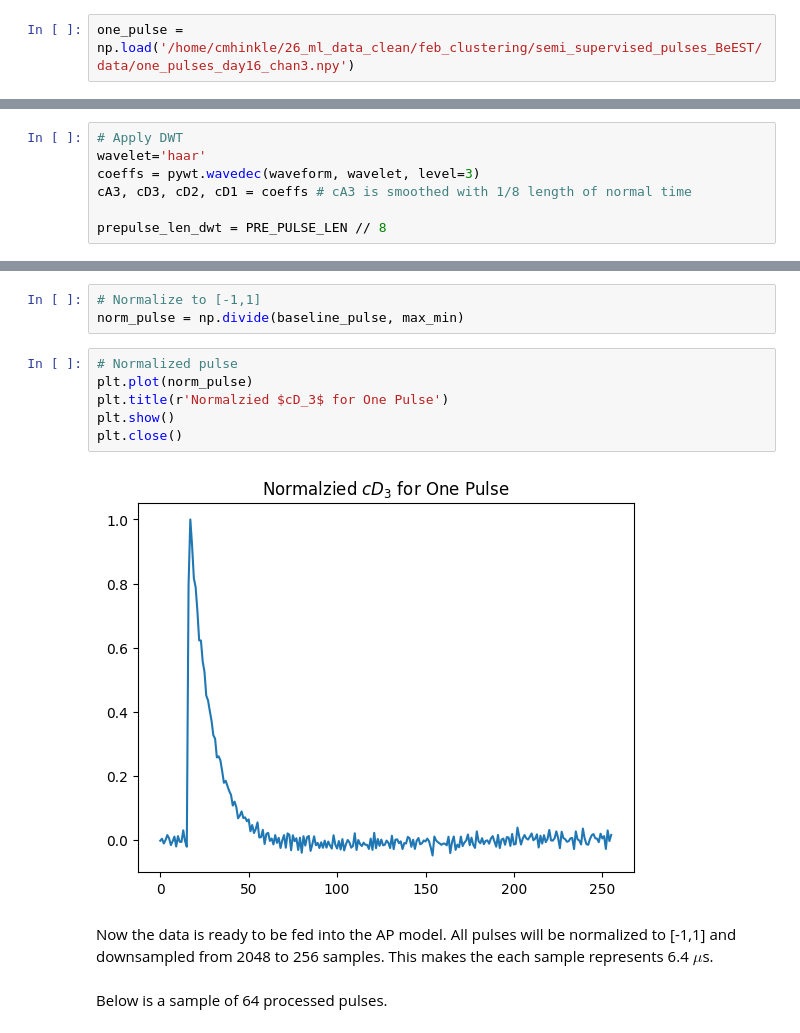
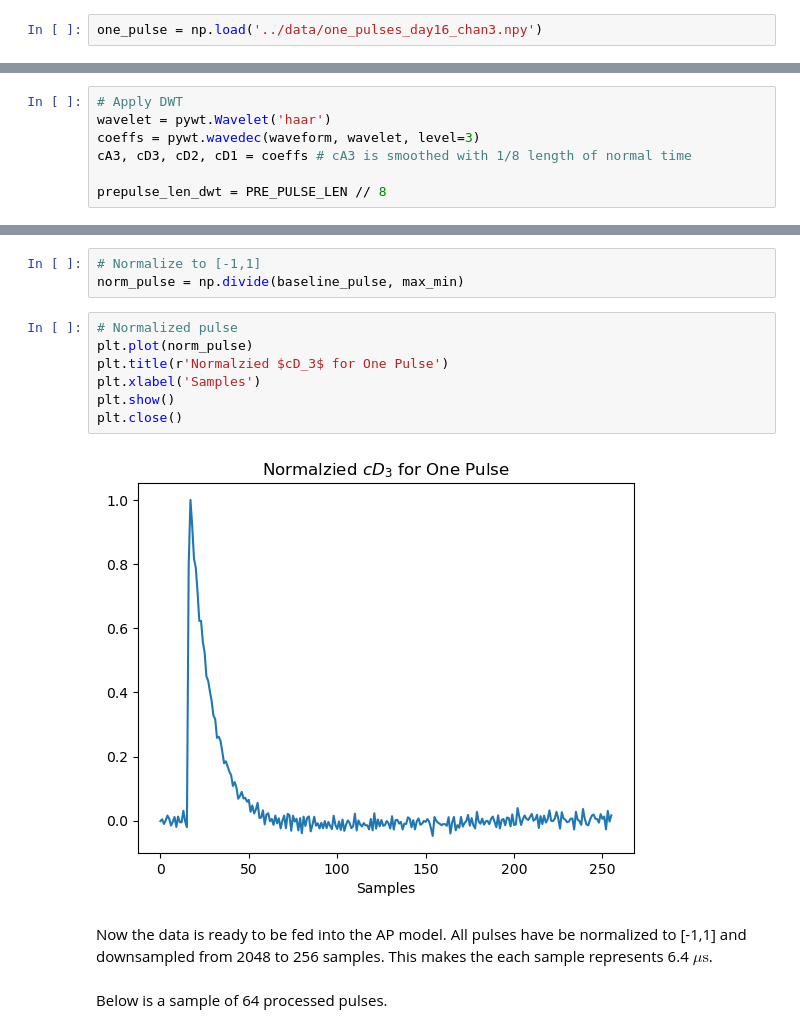
Before and after one commit to cmhinkle/semi_supervised_pulses_BeEST, a Jupyter notebook: notebooks/semisupervised.ipynb, the cells around one changed output, grey strips where cells are left out. Cells and saved outputs as stored; diff of their text form.

```diff
--- a/notebooks/semisupervised.ipynb
+++ b/notebooks/semisupervised.ipynb
@@ -77,7 +79,7 @@ Each `.npy` file has all triggered pulses ($\approx 80 000$ pulses) in the 10-mi
 PRE_PULSE_LEN = int(2**7)
 PULSE_LEN = int(2**11 - PRE_PULSE_LEN)
 # %%
-one_pulse = np.load('/home/cmhinkle/26_ml_data_clean/feb_clustering/semi_supervised_pulses_BeEST/data/one_pulses_day16_chan3.npy')
+one_pulse = np.load('../data/one_pulses_day16_chan3.npy')
 # %%
 waveform = one_pulse['waveform']
 energy = one_pulse['energy']
@@ -112,6 +110,6 @@ The DWT outputs approimate coefficents (aC, low freq $\rightarrow$ low pass filt
 # %%
 # Apply DWT
-wavelet='haar'
+wavelet = pywt.Wavelet('haar')
 coeffs = pywt.wavedec(waveform, wavelet, level=3)
 cA3, cD3, cD2, cD1 = coeffs # cA3 is smoothed with 1/8 length of normal time
 
@@ -132,13 +177,14 @@ norm_pulse = np.divide(baseline_pulse, max_min)
 # %%
 # Normalized pulse
 plt.plot(norm_pulse)
 plt.title(r'Normalzied $cD_3$ for One Pulse')
+plt.xlabel('Samples')
 plt.show()
 plt.close()
 # %% [output]
-[figure, old version]
+[figure, new version]
 # %% [markdown]
-Now the data is ready to be fed into the AP model. All pulses will be normalized to [-1,1] and downsampled from 2048 to 256 samples. This makes the each sample represents 6.4 $\mu$s.
+Now the data is ready to be fed into the AP model. All pulses have be normalized to [-1,1] and downsampled from 2048 to 256 samples. This makes the each sample represents 6.4 $\mu\text{s}$.
 # %% [markdown]
 Below is a sample of 64 processed pulses.
 # %% [markdown]
```
Also changed, not shown: parts of 62 cells of this notebook, 1 other file.
